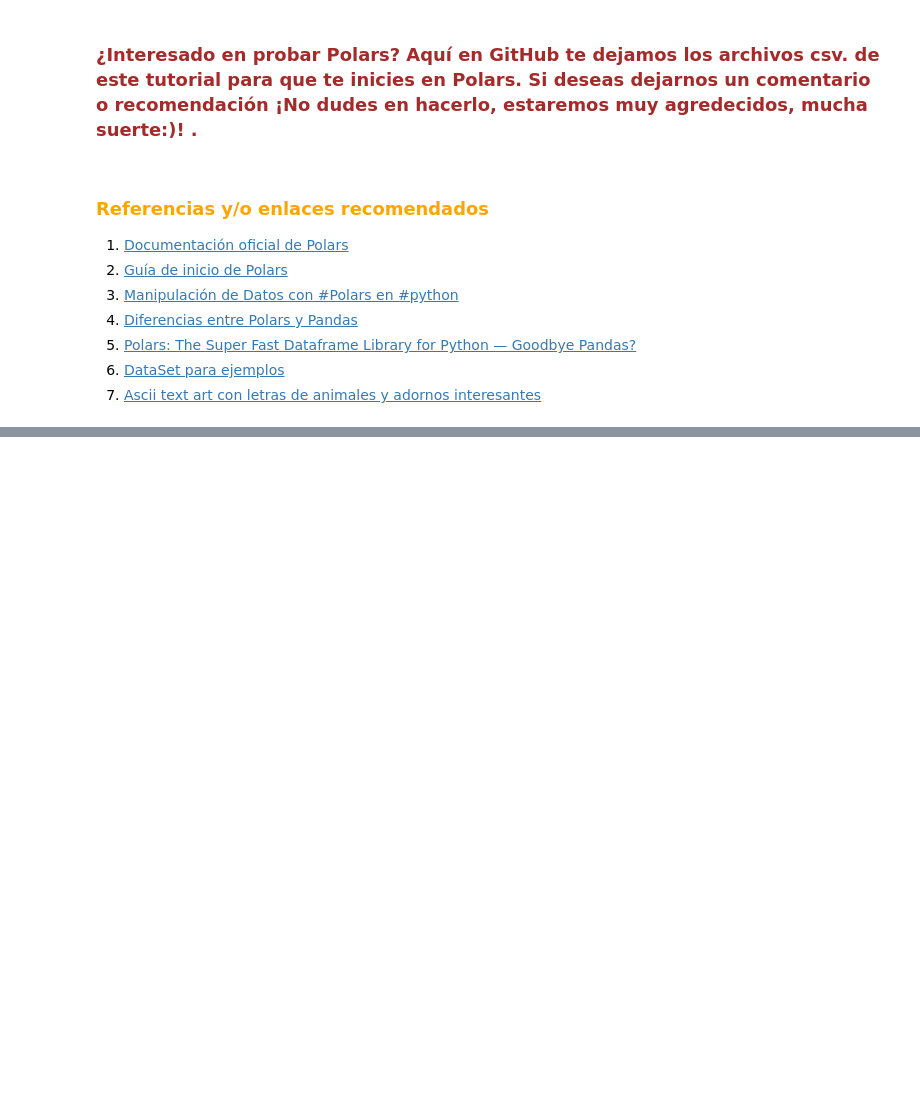
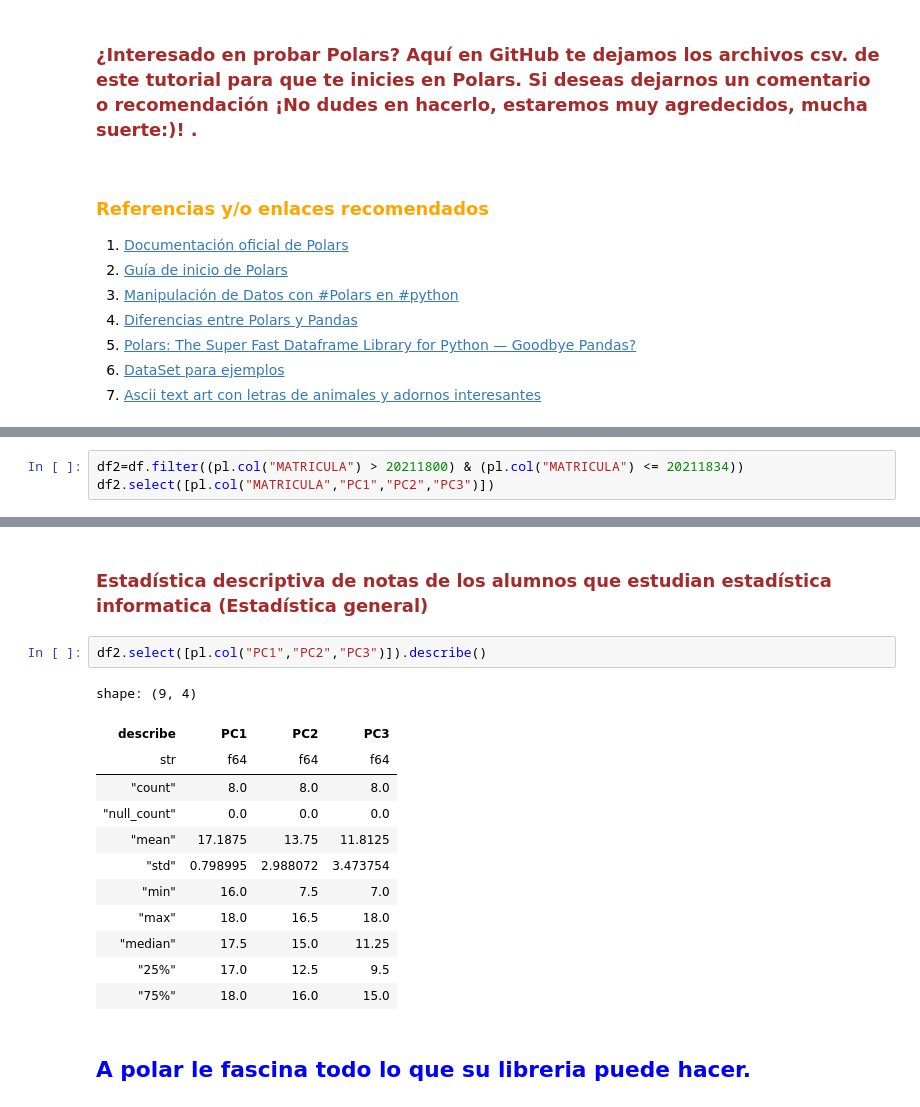
Before and after one commit to arthurquispe/libreria_polars, a Jupyter notebook: Tutorial Polars.ipynb, the cells around one changed output, grey strips where cells are left out. Drawn from its saved outputs; the diff is of its cells as text; blank space fills up the shorter version.

```diff
--- a/Tutorial Polars.ipynb
+++ b/Tutorial Polars.ipynb
@@ -367,0 +464,3 @@ shape: (2, 9)
+# %%
+df2=df.filter((pl.col("MATRICULA") > 20211800) & (pl.col("MATRICULA") <= 20211834))
+df2.select([pl.col("MATRICULA","PC1","PC2","PC3")])
@@ -367,0 +483,19 @@ shape: (2, 9)
+# %% [markdown]
+### <span style="color: brown;">Estadística descriptiva de notas de los alumnos que estudian estadística informatica (Estadística general)</span>
+# %%
+df2.select([pl.col("PC1","PC2","PC3")]).describe()
+# %% [output]
+shape: (9, 4)
+| describe | PC1 | PC2 | PC3 |
+| str | f64 | f64 | f64 |
+| "count" | 8.0 | 8.0 | 8.0 |
+| "null_count" | 0.0 | 0.0 | 0.0 |
+| "mean" | 17.1875 | 13.75 | 11.8125 |
+| "std" | 0.798995 | 2.988072 | 3.473754 |
+| "min" | 16.0 | 7.5 | 7.0 |
+| "max" | 18.0 | 16.5 | 18.0 |
+| "median" | 17.5 | 15.0 | 11.25 |
+| "25%" | 17.0 | 12.5 | 9.5 |
+| "75%" | 18.0 | 16.0 | 15.0 |
+# %% [markdown]
+## <span style="color: blue;">A polar le fascina todo lo que su libreria puede hacer. </span>
```
Also changed, not shown: parts of 23 cells of this notebook.
